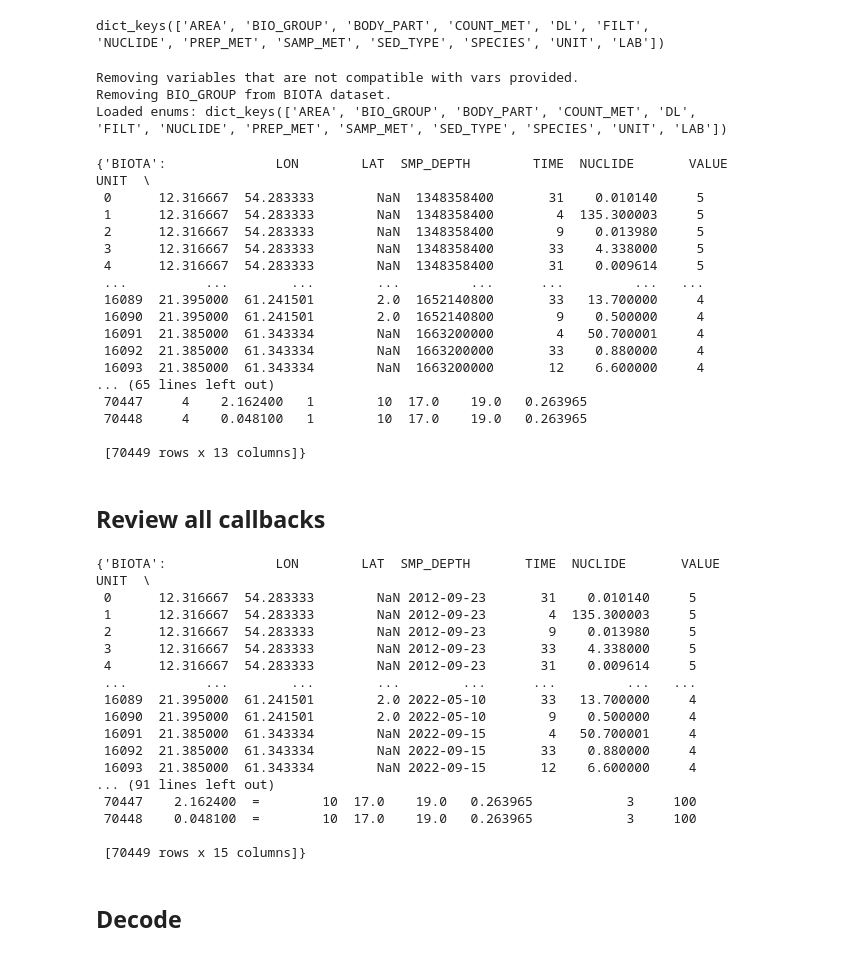
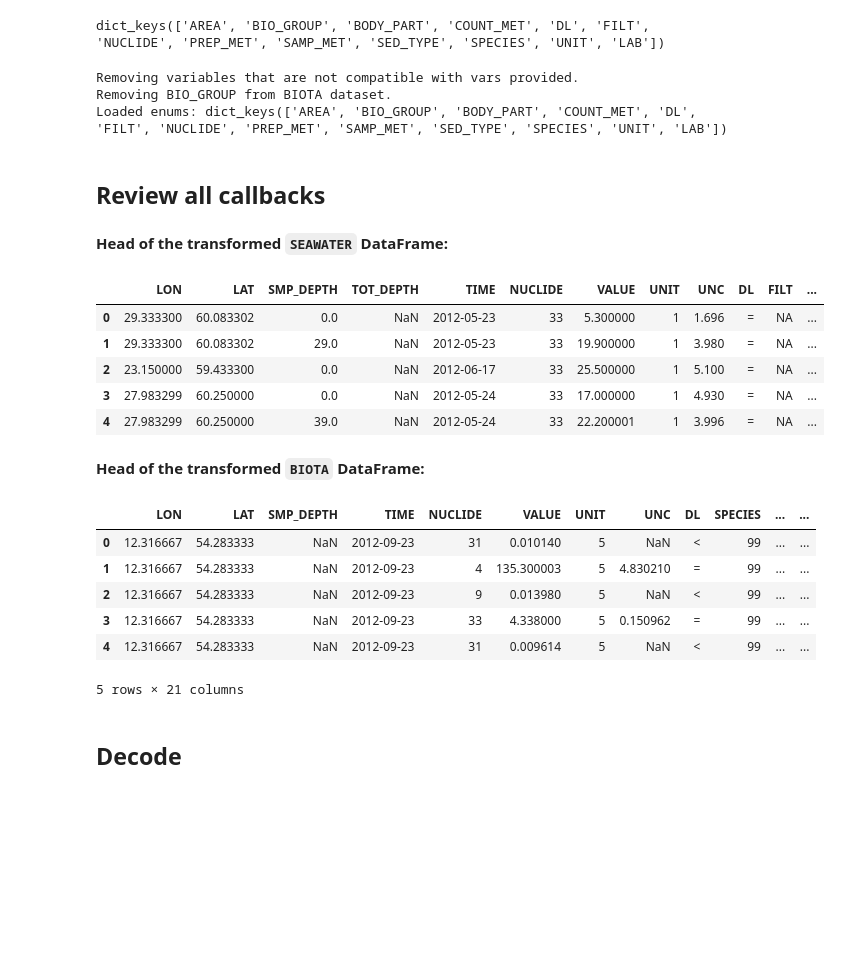
Before and after one commit to franckalbinet/marisco, a Jupyter notebook: nbs/handlers/data_format_transformation.ipynb, the cells around one changed output. Saved outputs shown, nothing was run; the diff lists cells and outputs as text; code cells hidden in the pictures; blank space fills up the shorter version.

```diff
--- a/nbs/handlers/data_format_transformation.ipynb
+++ b/nbs/handlers/data_format_transformation.ipynb
@@ -660,74 +666,60 @@ tfm = Transformer(
     ]
 )
 tfm()
+print('\n')
 # %% [output]
 Removing variables that are not compatible with vars provided.
 Removing BIO_GROUP from BIOTA dataset.
 Loaded enums: dict_keys(['AREA', 'BIO_GROUP', 'BODY_PART', 'COUNT_MET', 'DL', 'FILT', 'NUCLIDE', 'PREP_MET', 'SAMP_MET', 'SED_TYPE', 'SPECIES', 'UNIT', 'LAB'])
-{'BIOTA':              LON        LAT  SMP_DEPTH        TIME  NUCLIDE       VALUE  UNIT  \
- 0      12.316667  54.283333        NaN  1348358400       31    0.010140     5
- 1      12.316667  54.283333        NaN  1348358400        4  135.300003     5
- 2      12.316667  54.283333        NaN  1348358400        9    0.013980     5
- 3      12.316667  54.283333        NaN  1348358400       33    4.338000     5
- 4      12.316667  54.283333        NaN  1348358400       31    0.009614     5
- ...          ...        ...        ...         ...      ...         ...   ...
- 16089  21.395000  61.241501        2.0  1652140800       33   13.700000     4
- 16090  21.395000  61.241501        2.0  1652140800        9    0.500000     4
- 16091  21.385000  61.343334        NaN  1663200000        4   50.700001     4
- 16092  21.385000  61.343334        NaN  1663200000       33    0.880000     4
- 16093  21.385000  61.343334        NaN  1663200000       12    6.600000     4
-... (65 lines left out)
- 70447     4    2.162400   1        10  17.0    19.0   0.263965
- 70448     4    0.048100   1        10  17.0    19.0   0.263965
-
- [70449 rows x 13 columns]}
 # %% [markdown]
 ## Review all callbacks
 # %%
 #| eval: false
 contents = ExtractNetcdfContents(fname_in)
 output_format = 'openrefine_csv'
 tfm = Transformer(
     contents.dfs,
     cbs=[
         ValidateEnumsCB(
             contents = contents,
             maris_enums=Enums(lut_src_dir=lut_path())
         ),
         RemoveNonCompatibleVariablesCB(vars=CSV_VARS) ,
         RemapToORSpecificMappingsCB(output_format=output_format),
         AddTaxonInformationCB(
             fn_lut=lut_taxon
         ),
         DecodeTimeCB(),
         AddSampleTypeIdColumnCB(),
         AddZoteroArchiveLocationCB(contents.global_attrs, cfg=cfg()),
         DataFormatConversionCB(
             dtypes=CSV_DTYPES,
             excluded_mappings = get_excluded_enums,
             output_format=output_format,
         )
         ]
 )
 tfm()
+for grp in ['SEAWATER', 'BIOTA']:
+    display(Markdown(f"<b>Head of the transformed `{grp}` DataFrame:</b>"))
+    with pd.option_context('display.max_rows', None):
+        display(tfm.dfs[grp].head())
 # %% [output]
+<b>Head of the transformed `SEAWATER` DataFrame:</b>
+|  | LON | LAT | SMP_DEPTH | TOT_DEPTH | TIME | NUCLIDE | VALUE | UNIT | UNC | DL | FILT | ... |
+| 0 | 29.333300 | 60.083302 | 0.0 | NaN | 2012-05-23 | 33 | 5.300000 | 1 | 1.696 | = | NA | ... |
+| 1 | 29.333300 | 60.083302 | 29.0 | NaN | 2012-05-23 | 33 | 19.900000 | 1 | 3.980 | = | NA | ... |
+| 2 | 23.150000 | 59.433300 | 0.0 | NaN | 2012-06-17 | 33 | 25.500000 | 1 | 5.100 | = | NA | ... |
+| 3 | 27.983299 | 60.250000 | 0.0 | NaN | 2012-05-24 | 33 | 17.000000 | 1 | 4.930 | = | NA | ... |
+| 4 | 27.983299 | 60.250000 | 39.0 | NaN | 2012-05-24 | 33 | 22.200001 | 1 | 3.996 | = | NA | ... |
+<b>Head of the transformed `BIOTA` DataFrame:</b>
+|  | LON | LAT | SMP_DEPTH | TIME | NUCLIDE | VALUE | UNIT | UNC | DL | SPECIES | ... | ... |
+| 0 | 12.316667 | 54.283333 | NaN | 2012-09-23 | 31 | 0.010140 | 5 | NaN | < | 99 | ... | ... |
+| 1 | 12.316667 | 54.283333 | NaN | 2012-09-23 | 4 | 135.300003 | 5 | 4.830210 | = | 99 | ... | ... |
+| 2 | 12.316667 | 54.283333 | NaN | 2012-09-23 | 9 | 0.013980 | 5 | NaN | < | 99 | ... | ... |
+| 3 | 12.316667 | 54.283333 | NaN | 2012-09-23 | 33 | 4.338000 | 5 | 0.150962 | = | 99 | ... | ... |
+| 4 | 12.316667 | 54.283333 | NaN | 2012-09-23 | 31 | 0.009614 | 5 | NaN | < | 99 | ... | ... |
-{'BIOTA':              LON        LAT  SMP_DEPTH       TIME  NUCLIDE       VALUE  UNIT  \
- 0      12.316667  54.283333        NaN 2012-09-23       31    0.010140     5
- 1      12.316667  54.283333        NaN 2012-09-23        4  135.300003     5
- 2      12.316667  54.283333        NaN 2012-09-23        9    0.013980     5
- 3      12.316667  54.283333        NaN 2012-09-23       33    4.338000     5
- 4      12.316667  54.283333        NaN 2012-09-23       31    0.009614     5
- ...          ...        ...        ...        ...      ...         ...   ...
- 16089  21.395000  61.241501        2.0 2022-05-10       33   13.700000     4
- 16090  21.395000  61.241501        2.0 2022-05-10        9    0.500000     4
- 16091  21.385000  61.343334        NaN 2022-09-15        4   50.700001     4
- 16092  21.385000  61.343334        NaN 2022-09-15       33    0.880000     4
- 16093  21.385000  61.343334        NaN 2022-09-15       12    6.600000     4
-... (91 lines left out)
- 70447    2.162400  =        10  17.0    19.0   0.263965            3     100
- 70448    0.048100  =        10  17.0    19.0   0.263965            3     100
-
- [70449 rows x 15 columns]}
+5 rows × 21 columns
 # %% [markdown]
 ## Decode
 # %%
```
Also changed, not shown: parts of 12 cells of this notebook, 3 other files.
